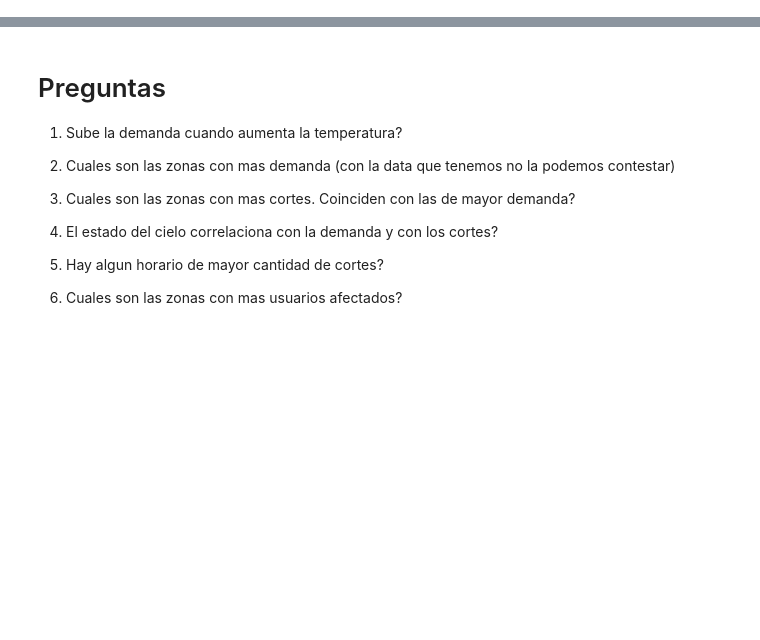
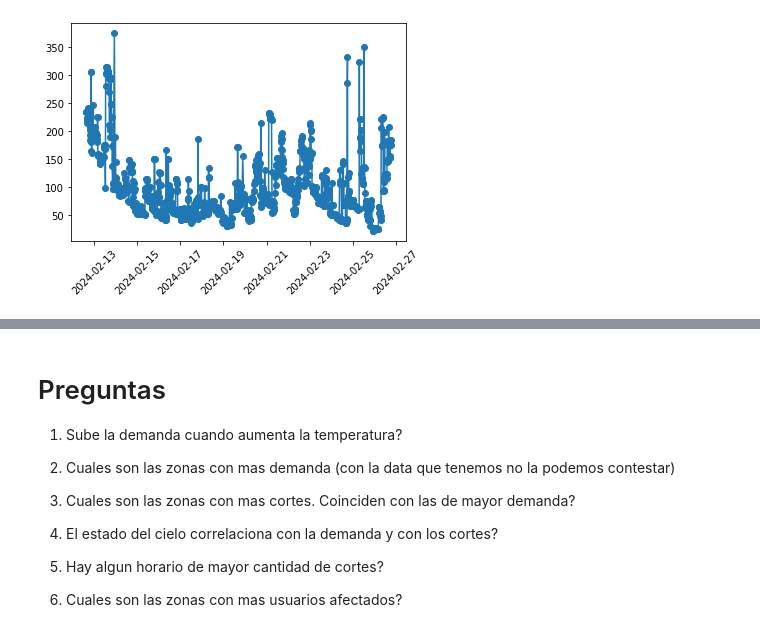
Before and after one commit to elsonidoq/enre, a Jupyter notebook: 02-EDA.ipynb, the cells around one changed output, grey strips where cells are left out. Saved outputs shown, nothing was run; the diff lists cells and outputs as text; code cells hidden in the pictures; blank space fills up the shorter version.

```diff
--- a/02-EDA.ipynb
+++ b/02-EDA.ipynb
@@ -176,0 +198,6 @@ demanda_df.drop_duplicates(subset=['fecha', 'region'], inplace=True)
+# %%
+x, y = zip(*sorted(Counter([e['date_hour'] for e in cortes]).items()))
+plt.plot(x, y, '-o')
+plt.xticks(rotation=45);
+# %% [output]
+[figure, added]
```
Also changed, not shown: parts of 59 cells of this notebook.
